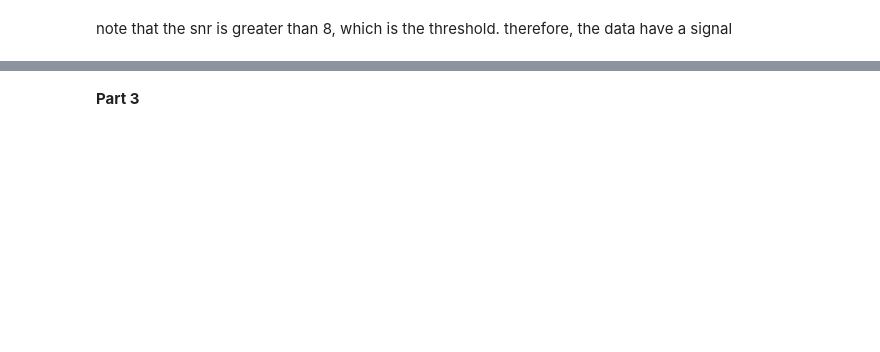
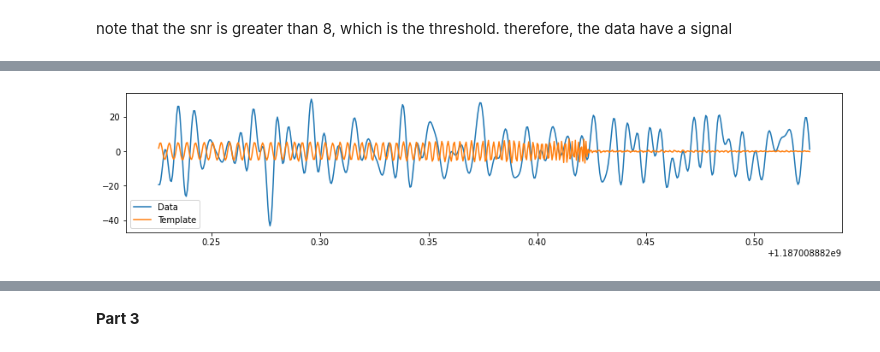
Before and after one commit to margheritawar/PRA3024, a Jupyter notebook: LoadDataFilesGWDA.ipynb, the cells around one changed output, grey strips where cells are left out. Drawn from its saved outputs; the diff is of its cells as text; code cells hidden in the pictures; blank space fills up the shorter version.

```diff
--- a/LoadDataFilesGWDA.ipynb
+++ b/LoadDataFilesGWDA.ipynb
@@ -203,24 +210,26 @@ aligned.start_time = conditioned.start_time
 # %%
 # We do it this way so that we can whiten both the template and the data
 white_data = (conditioned.to_frequencyseries() / psds[ifo]**0.5).to_timeseries()
 
 # apply a smoothing of the turnon of the template to avoid a transient
 # from the sharp turn on in the waveform.
 tapered = aligned.highpass_fir(15, 400, remove_corrupted=False)
 white_template = (tapered.to_frequencyseries() / psds[ifo]**0.5).to_timeseries()
 
 white_data = white_data.highpass_fir(15., 400).lowpass_fir(200, 400)
 #white_template = white_template.highpass_fir(30, 512).lowpass_fir(300, 512)
 
 # Select the time around the merger
-white_data = white_data.time_slice(merger.time-.2, merger.time+.1)
-white_template = white_template.time_slice(merger.time-.2, merger.time+.1)
+white_data = white_data.time_slice(time-.2, time+.1)
+white_template = white_template.time_slice(time-.2, time+.1)
 
 pylab.figure(figsize=[15, 3])
 pylab.plot(white_data.sample_times, white_data, label="Data")
 pylab.plot(white_template.sample_times, white_template, label="Template")
 pylab.legend()
 pylab.show()
+# %% [output]
+[figure, added]
 # %%
 subtracted = conditioned - aligned
 
```
Also changed, not shown: parts of 10 cells of this notebook.
